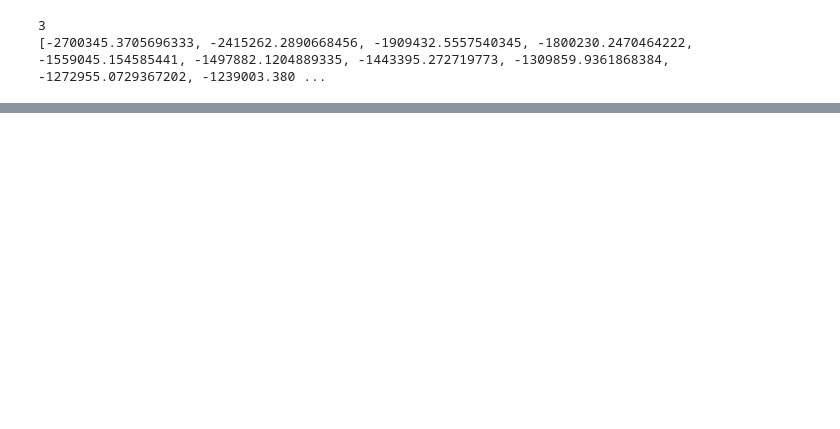
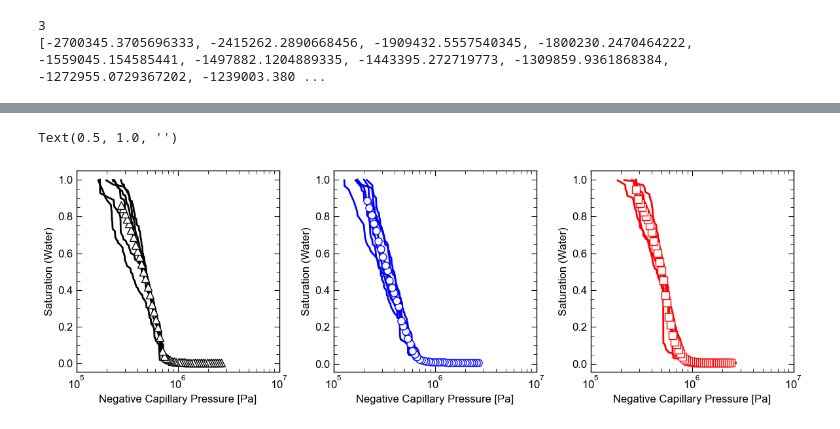
Before and after one commit to karaferner/transport-properties-modeling, a Jupyter notebook: temp_workbook_openpnm35_waterretentioncurve_testing.ipynb, the cells around one changed output, grey strips where cells are left out. Drawn from its saved outputs; the diff is of its cells as text; code cells hidden in the pictures; blank space fills up the shorter version.

```diff
--- a/temp_workbook_openpnm35_waterretentioncurve_testing.ipynb
+++ b/temp_workbook_openpnm35_waterretentioncurve_testing.ipynb
@@ -790,0 +822,33 @@ plt.tick_params(axis='x', which='minor')
+# %%
+fig, axs = plt.subplots(1,3,figsize=(12,4))
+
+colors =['k','b','r']
+shapes = ['^','o','s','v','>','<']
+
+
+for s,sample in enumerate(mip_pcs):
+    for r,region in enumerate(sample):
+        axs[s].plot(np.array(mip_pcs[s][r])*-1,np.array(mip_sats[s][r]),linewidth=2,color = colors[s],
+                    )
+
+for s,sample in enumerate(f_avg):
+    axs[s].plot(x_all[s]*-1,np.array(f_avg[s]),' ',color=colors[s], marker=shapes[s],markersize=8, markerfacecolor='white')
+
+
+# for s,sample in enumerate(mip_pcs):
+#     pc_data,sat_data,_ = average_curves(sample,mip_sats[s])
+#     axs[s].plot(pc_data*-1,sat_data,' ',color='m', marker=shapes[s],markersize=8, markerfacecolor='white')
+
+
+
+for ax in axs:
+    ax.set_xlabel("Negative Capillary Pressure [Pa]")
+    ax.set_ylabel("Saturation (Water)")
+    ax.set_xscale('log')
+    ax.set_xlim([10**7, 10**5])
+    ax.invert_xaxis()
+plt.tick_params(axis='x', which='minor')
+plt.title('')
+# %% [output]
+Text(0.5, 1.0, '')
+[figure, added]
```
Also changed, not shown: parts of 12 cells of this notebook, 4 other files.
